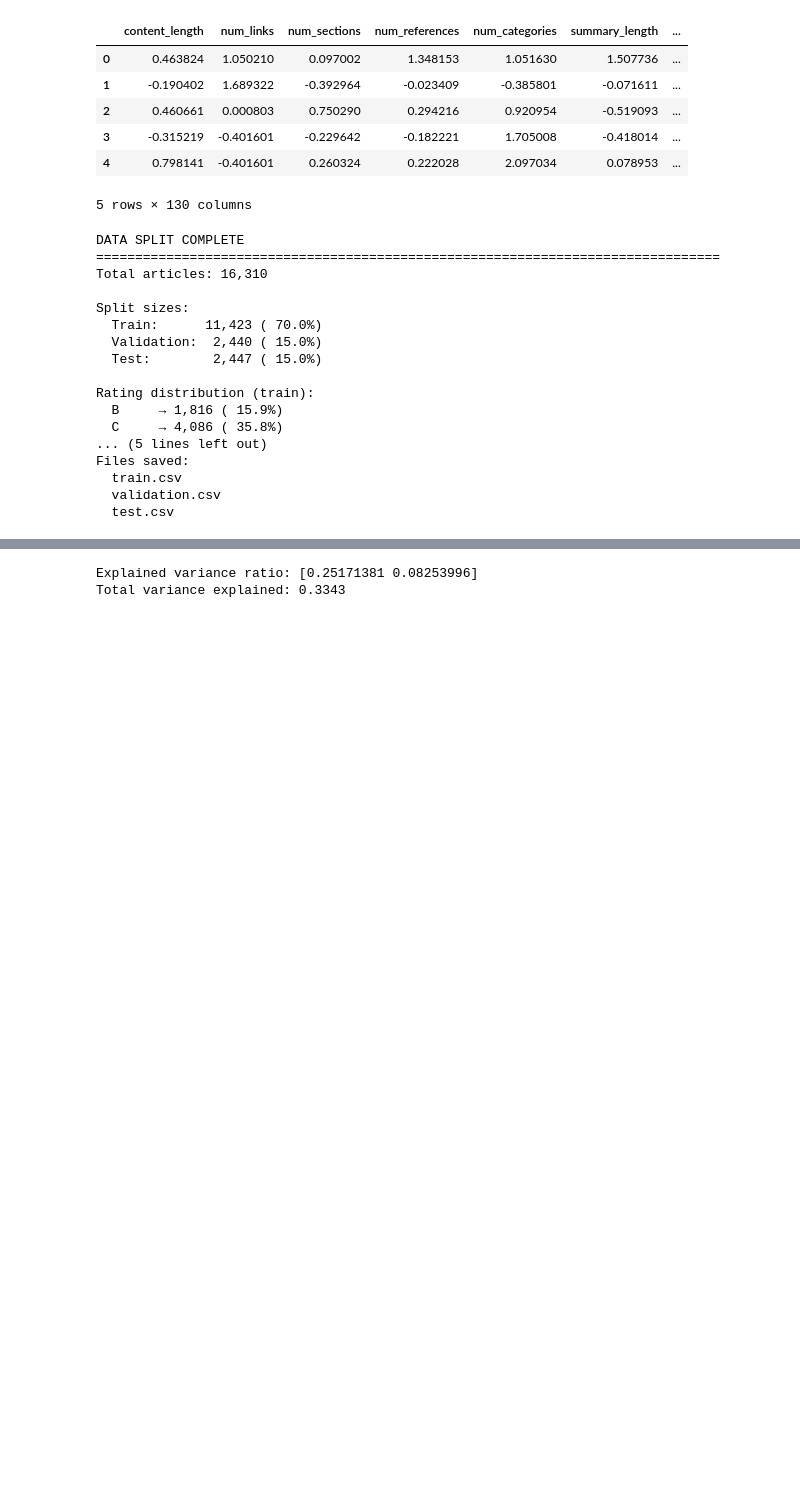
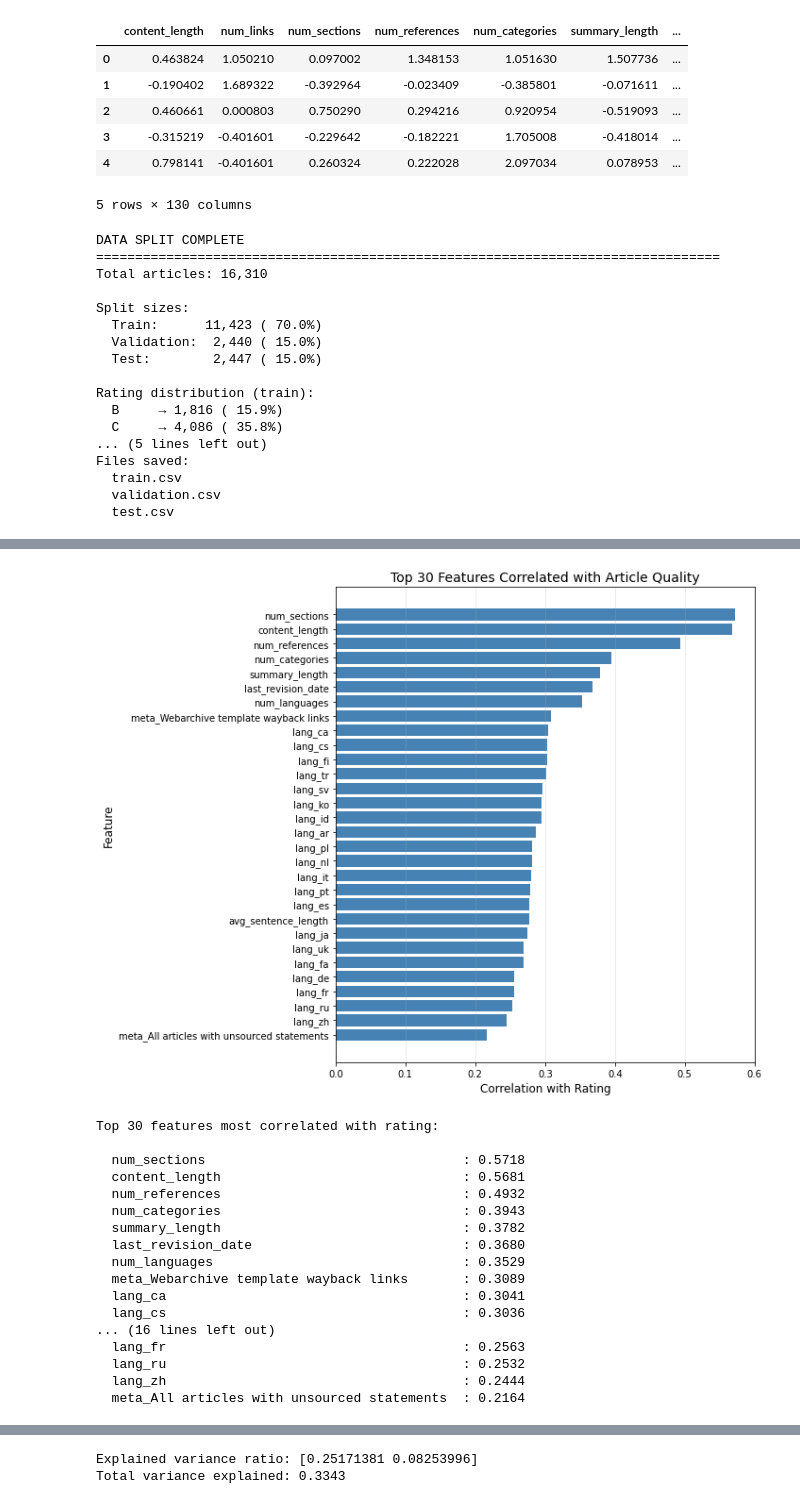
Before and after one commit to lucascampa/wikipedia-article-quality-ml, a Jupyter notebook: notebooks/Supervised and Unsupervised Learning.ipynb, the cells around one changed output, grey strips where cells are left out. Cells and saved outputs as stored; diff of their text form; code cells hidden in the pictures; blank space fills up the shorter version.

```diff
--- a/notebooks/Supervised and Unsupervised Learning.ipynb
+++ b/notebooks/Supervised and Unsupervised Learning.ipynb
@@ -849,0 +821,18 @@ Feature means (original scale):
+# %%
+rating_map = {'GA': 5, 'B': 4, 'C': 3, 'START': 2, 'STUB': 1}
+wiki_clustered = pd.read_csv('clusters.csv')
+wiki_clustered['rating_numeric'] = wiki_clustered['rating'].map(rating_map)
+
+cluster_avg_rating = wiki_clustered.groupby('cluster')['rating_numeric'].mean().reset_index()
+cluster_avg_rating.columns = ['Cluster', 'Avg Rating']
+
+total_articles = len(wiki_clustered)
+cluster_sizes = wiki_clustered.groupby('cluster').size()
+cluster_avg_rating['% Total'] = cluster_avg_rating['Cluster'].map(
+    lambda c: f"{100 * cluster_sizes[c] / total_articles:.1f}%"
+)
+
+cluster_avg_rating['Rank'] = cluster_avg_rating['Avg Rating'].rank(ascending=False).astype(int)
+cluster_avg_rating = cluster_avg_rating[['Cluster', '% Total', 'Avg Rating', 'Rank']]
+cluster_avg_rating = cluster_avg_rating.sort_values('Rank')
+cluster_avg_rating
@@ -850 +849,39 @@ Feature means (original scale):
+# %%
+correlations = wiki_clustered[feature_cols].corrwith(wiki_clustered['rating_numeric']).sort_values(ascending=False)
+
+top_30 = correlations.head(30)
+
+plt.figure(figsize=(10, 8))
+plt.barh(range(len(top_30)), top_30.values, color='steelblue')
+plt.yticks(range(len(top_30)), top_30.index)
+plt.xlabel('Correlation with Rating', fontsize=12)
+plt.ylabel('Feature', fontsize=12)
+plt.title('Top 30 Features Correlated with Article Quality', fontsize=14)
+plt.grid(True, alpha=0.3, axis='x')
+plt.gca().invert_yaxis()
+plt.tight_layout()
+plt.show()
+
+print("\nTop 30 features most correlated with rating:\n")
+for feature, corr in top_30.items():
+    print(f"  {feature:45s}: {corr:.4f}")
+# %% [output]
+[figure, added]
+Top 30 features most correlated with rating:
+
+  num_sections                                 : 0.5718
+  content_length                               : 0.5681
+  num_references                               : 0.4932
+  num_categories                               : 0.3943
+  summary_length                               : 0.3782
+  last_revision_date                           : 0.3680
+  num_languages                                : 0.3529
+  meta_Webarchive template wayback links       : 0.3089
+  lang_ca                                      : 0.3041
+  lang_cs                                      : 0.3036
+... (16 lines left out)
+  lang_fr                                      : 0.2563
+  lang_ru                                      : 0.2532
+  lang_zh                                      : 0.2444
+  meta_All articles with unsourced statements  : 0.2164
 # %%
```
Also changed, not shown: parts of 22 cells of this notebook, 9 other files.
